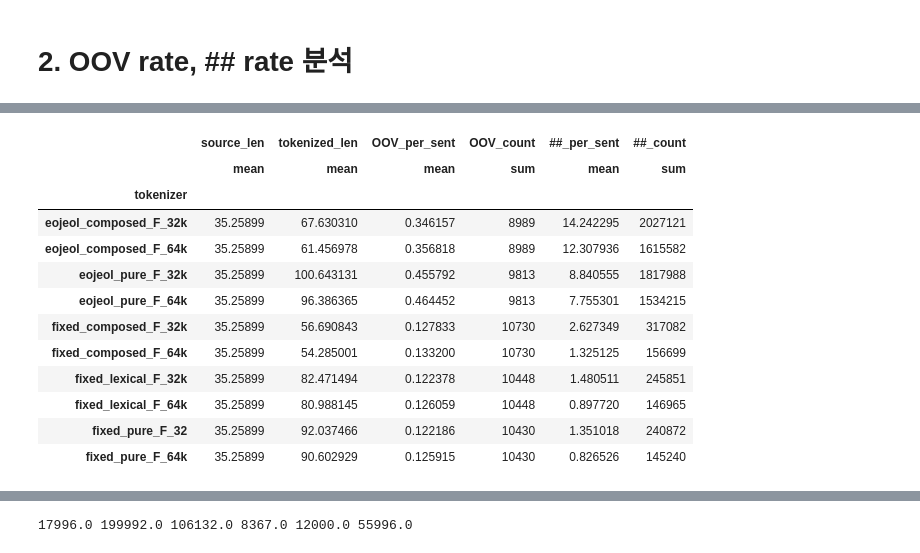
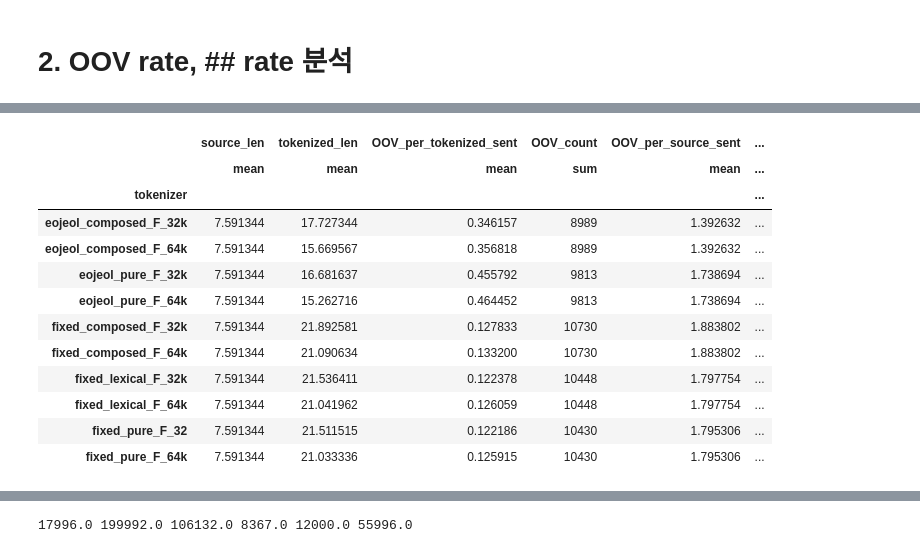
Before and after one commit to taeheejeon22/MorphSubDecomp-Korean, a Jupyter notebook: dataset_analysis/oov_analysis.ipynb, the cells around one changed output, grey strips where cells are left out. Drawn from its saved outputs; the diff is of its cells as text; code cells hidden in the pictures.

```diff
--- a/dataset_analysis/oov_analysis.ipynb
+++ b/dataset_analysis/oov_analysis.ipynb
@@ -605,37 +600,40 @@ cola.groupby('tokenizer').agg({
 # %%
-nsmc_train = pd.read_csv('dataset_analysis/nsmc_train.tsv', sep='\t')
-nsmc_dev = pd.read_csv('dataset_analysis/nsmc_dev.tsv', sep='\t')
-nsmc_test = pd.read_csv('dataset_analysis/nsmc_test.tsv', sep='\t')
+nsmc_train = pd.read_csv('dataset_analysis/tokenized/nsmc_train.tsv', sep='\t')
+nsmc_dev = pd.read_csv('dataset_analysis/tokenized/nsmc_dev.tsv', sep='\t')
+nsmc_test = pd.read_csv('dataset_analysis/tokenized/nsmc_test.tsv', sep='\t')
 nsmc = pd.concat([nsmc_train, nsmc_dev, nsmc_test])
 nsmc['tokenize_result'] = nsmc['tokenize_result'].apply(lambda x: removeCS(x))
-nsmc['source_len'] = nsmc['source'].apply(lambda x: len(x))
-nsmc['tokenized_len'] = nsmc['tokenize_result'].apply(lambda x: len(x))
+nsmc['source_len'] = nsmc['source'].apply(lambda x: len(x.split()))
+nsmc['tokenized_len'] = nsmc['tokenize_result'].apply(lambda x: len(x.split()))
 
-nsmc['OOV_per_sent'] = nsmc['tokenize_result'].apply(lambda x: getOOVRatePerSentence(x))
+nsmc['OOV_per_tokenized_sent'] = nsmc['tokenize_result'].apply(lambda x: getOOVRatePerSentence(x))
 nsmc['OOV_count'] = nsmc['tokenize_result'].apply(lambda x: getCountofAllOOV(x))
-
-nsmc['##_per_sent'] = nsmc['tokenize_result'].apply(lambda x: getShopRatePerSentence(x))
+nsmc['OOV_per_source_sent'] = nsmc['OOV_count'] / nsmc['source_len'] * 100
+nsmc['##_per_tokenized_sent'] = nsmc['tokenize_result'].apply(lambda x: getShopRatePerSentence(x))
 nsmc['##_count'] = nsmc['tokenize_result'].apply(lambda x: getCountofAllShop(x))
+nsmc['##_per_source_sent'] = nsmc['##_count'] / nsmc['source_len'] * 100
 # %%
 nsmc.groupby('tokenizer').agg({
     'source_len': ['mean'],
     'tokenized_len': ['mean'],
-    'OOV_per_sent': ['mean'],
+    'OOV_per_tokenized_sent': ['mean'],
     'OOV_count': ['sum'],
-    '##_per_sent': ['mean'],
-    '##_count': ['sum']
+    'OOV_per_source_sent': ['mean'],
+    '##_per_tokenized_sent': ['mean'],
+    '##_count': ['sum'],
+    '##_per_source_sent': ['mean', 'size'],
 })
 # %% [output]
-|  | source_len | tokenized_len | OOV_per_sent | OOV_count | ##_per_sent | ##_count |
-|  | mean | mean | mean | sum | mean | sum |
-| tokenizer |  |  |  |  |  |  |
-| eojeol_composed_F_32k | 35.25899 | 67.630310 | 0.346157 | 8989 | 14.242295 | 2027121 |
-| eojeol_composed_F_64k | 35.25899 | 61.456978 | 0.356818 | 8989 | 12.307936 | 1615582 |
-| eojeol_pure_F_32k | 35.25899 | 100.643131 | 0.455792 | 9813 | 8.840555 | 1817988 |
-| eojeol_pure_F_64k | 35.25899 | 96.386365 | 0.464452 | 9813 | 7.755301 | 1534215 |
-| fixed_composed_F_32k | 35.25899 | 56.690843 | 0.127833 | 10730 | 2.627349 | 317082 |
-| fixed_composed_F_64k | 35.25899 | 54.285001 | 0.133200 | 10730 | 1.325125 | 156699 |
-| fixed_lexical_F_32k | 35.25899 | 82.471494 | 0.122378 | 10448 | 1.480511 | 245851 |
-| fixed_lexical_F_64k | 35.25899 | 80.988145 | 0.126059 | 10448 | 0.897720 | 146965 |
-| fixed_pure_F_32 | 35.25899 | 92.037466 | 0.122186 | 10430 | 1.351018 | 240872 |
-| fixed_pure_F_64k | 35.25899 | 90.602929 | 0.125915 | 10430 | 0.826526 | 145240 |
+|  | source_len | tokenized_len | OOV_per_tokenized_sent | OOV_count | OOV_per_source_sent | ... |
+|  | mean | mean | mean | sum | mean | ... |
+| tokenizer |  |  |  |  |  | ... |
+| eojeol_composed_F_32k | 7.591344 | 17.727344 | 0.346157 | 8989 | 1.392632 | ... |
+| eojeol_composed_F_64k | 7.591344 | 15.669567 | 0.356818 | 8989 | 1.392632 | ... |
+| eojeol_pure_F_32k | 7.591344 | 16.681637 | 0.455792 | 9813 | 1.738694 | ... |
+| eojeol_pure_F_64k | 7.591344 | 15.262716 | 0.464452 | 9813 | 1.738694 | ... |
+| fixed_composed_F_32k | 7.591344 | 21.892581 | 0.127833 | 10730 | 1.883802 | ... |
+| fixed_composed_F_64k | 7.591344 | 21.090634 | 0.133200 | 10730 | 1.883802 | ... |
+| fixed_lexical_F_32k | 7.591344 | 21.536411 | 0.122378 | 10448 | 1.797754 | ... |
+| fixed_lexical_F_64k | 7.591344 | 21.041962 | 0.126059 | 10448 | 1.797754 | ... |
+| fixed_pure_F_32 | 7.591344 | 21.511515 | 0.122186 | 10430 | 1.795306 | ... |
+| fixed_pure_F_64k | 7.591344 | 21.033336 | 0.125915 | 10430 | 1.795306 | ... |
```
Also changed, not shown: parts of 14 cells of this notebook.
